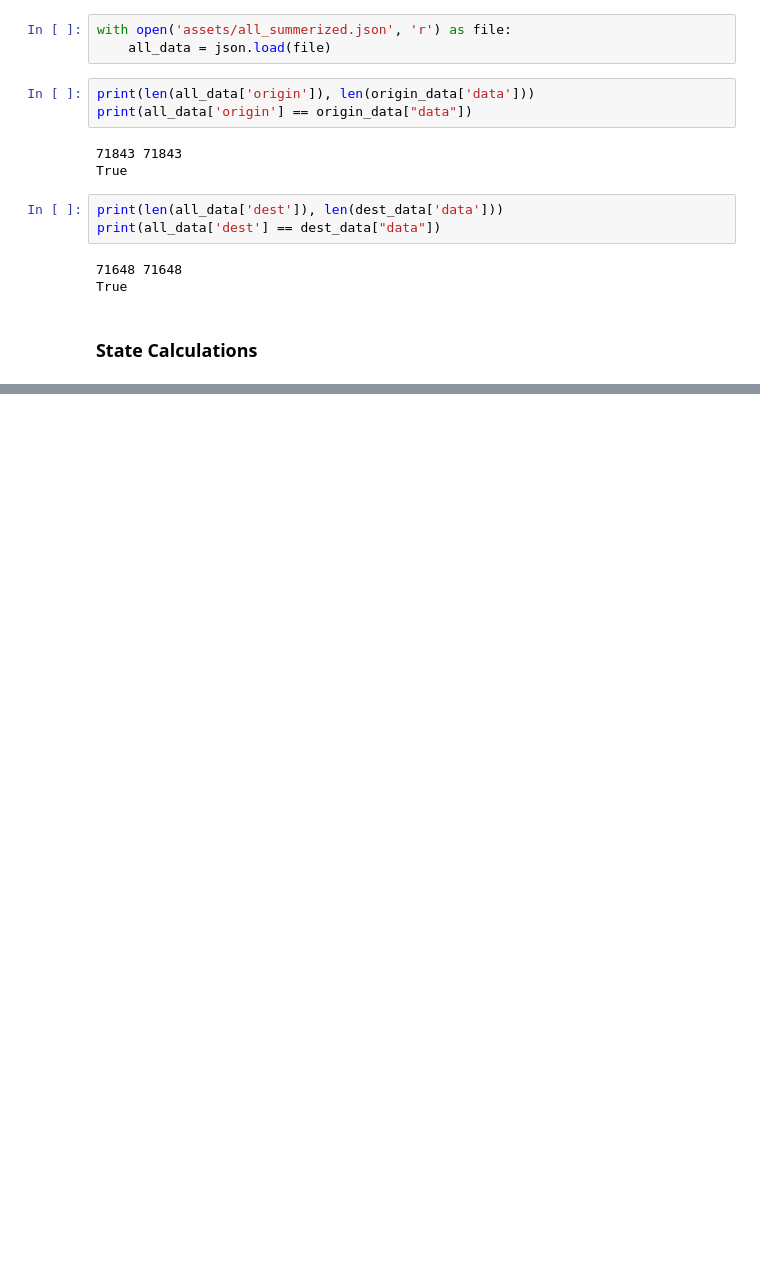
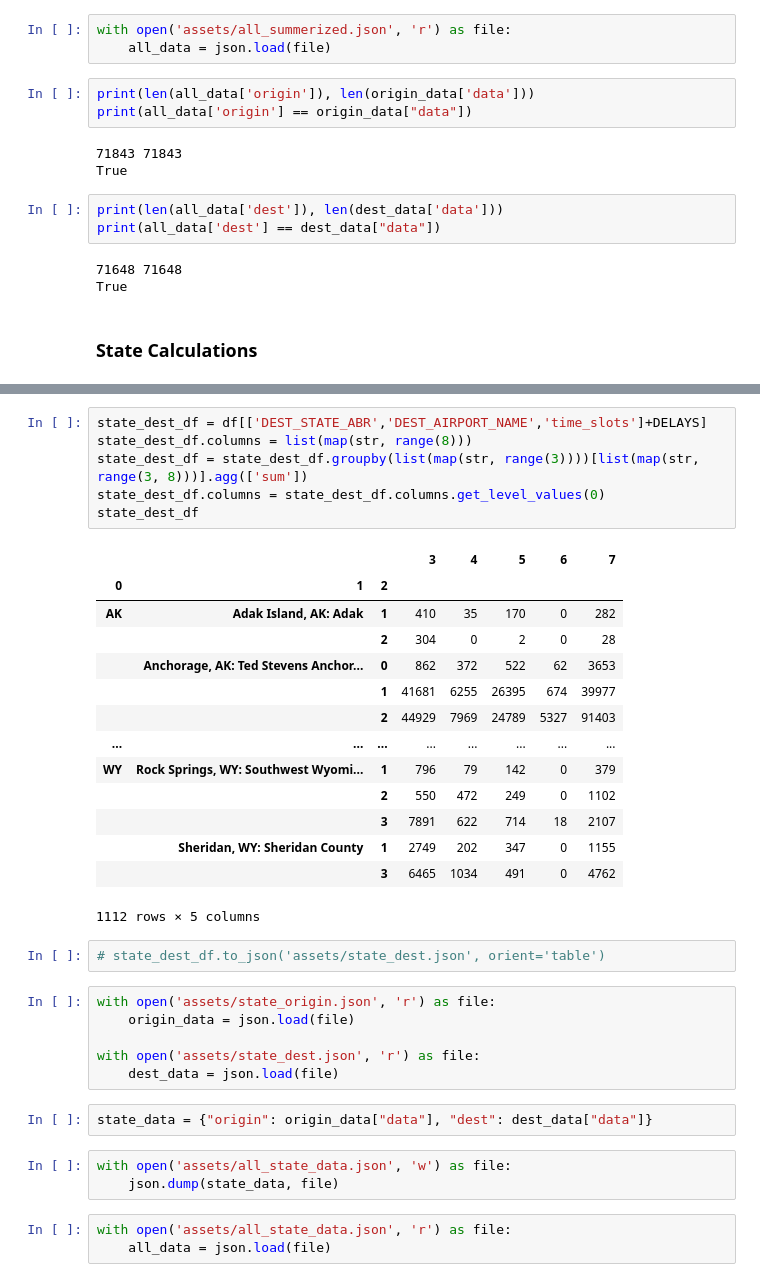
Before and after one commit to ykamoji/airport-delay-analysis, a Jupyter notebook: analyse.ipynb, the cells around one changed output, grey strips where cells are left out. Saved outputs shown, nothing was run; the diff lists cells and outputs as text; blank space fills up the shorter version.

```diff
--- a/analyse.ipynb
+++ b/analyse.ipynb
@@ -412,0 +448,37 @@ True
+# %%
+state_dest_df = df[['DEST_STATE_ABR','DEST_AIRPORT_NAME','time_slots']+DELAYS]
+state_dest_df.columns = list(map(str, range(8)))
+state_dest_df = state_dest_df.groupby(list(map(str, range(3))))[list(map(str, range(3, 8)))].agg(['sum'])
+state_dest_df.columns = state_dest_df.columns.get_level_values(0)
+state_dest_df
+# %% [output]
+|  |  |  | 3 | 4 | 5 | 6 | 7 |
+| 0 | 1 | 2 |  |  |  |  |  |
+| AK | Adak Island, AK: Adak | 1 | 410 | 35 | 170 | 0 | 282 |
+|  |  | 2 | 304 | 0 | 2 | 0 | 28 |
+|  | Anchorage, AK: Ted Stevens Anchor... | 0 | 862 | 372 | 522 | 62 | 3653 |
+|  |  | 1 | 41681 | 6255 | 26395 | 674 | 39977 |
+|  |  | 2 | 44929 | 7969 | 24789 | 5327 | 91403 |
+| ... | ... | ... | ... | ... | ... | ... | ... |
+| WY | Rock Springs, WY: Southwest Wyomi... | 1 | 796 | 79 | 142 | 0 | 379 |
+|  |  | 2 | 550 | 472 | 249 | 0 | 1102 |
+|  |  | 3 | 7891 | 622 | 714 | 18 | 2107 |
+|  | Sheridan, WY: Sheridan County | 1 | 2749 | 202 | 347 | 0 | 1155 |
+|  |  | 3 | 6465 | 1034 | 491 | 0 | 4762 |
+1112 rows × 5 columns
+# %%
+# state_dest_df.to_json('assets/state_dest.json', orient='table')
+# %%
+with open('assets/state_origin.json', 'r') as file:
+    origin_data = json.load(file)
+
+with open('assets/state_dest.json', 'r') as file:
+    dest_data = json.load(file)
+# %%
+state_data = {"origin": origin_data["data"], "dest": dest_data["data"]}
+# %%
+with open('assets/all_state_data.json', 'w') as file:
+    json.dump(state_data, file)
+# %%
+with open('assets/all_state_data.json', 'r') as file:
+    all_data = json.load(file)
```
Also changed, not shown: parts of 9 cells of this notebook.
